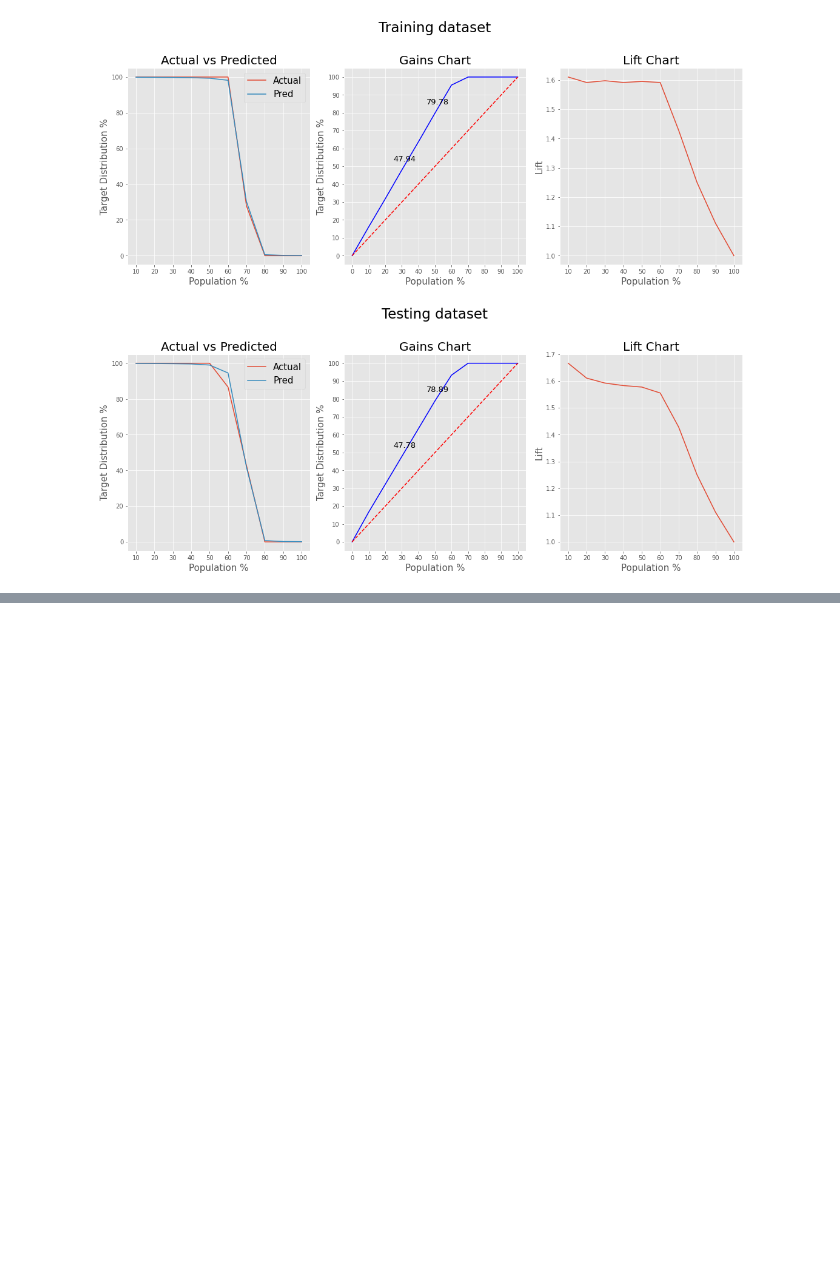
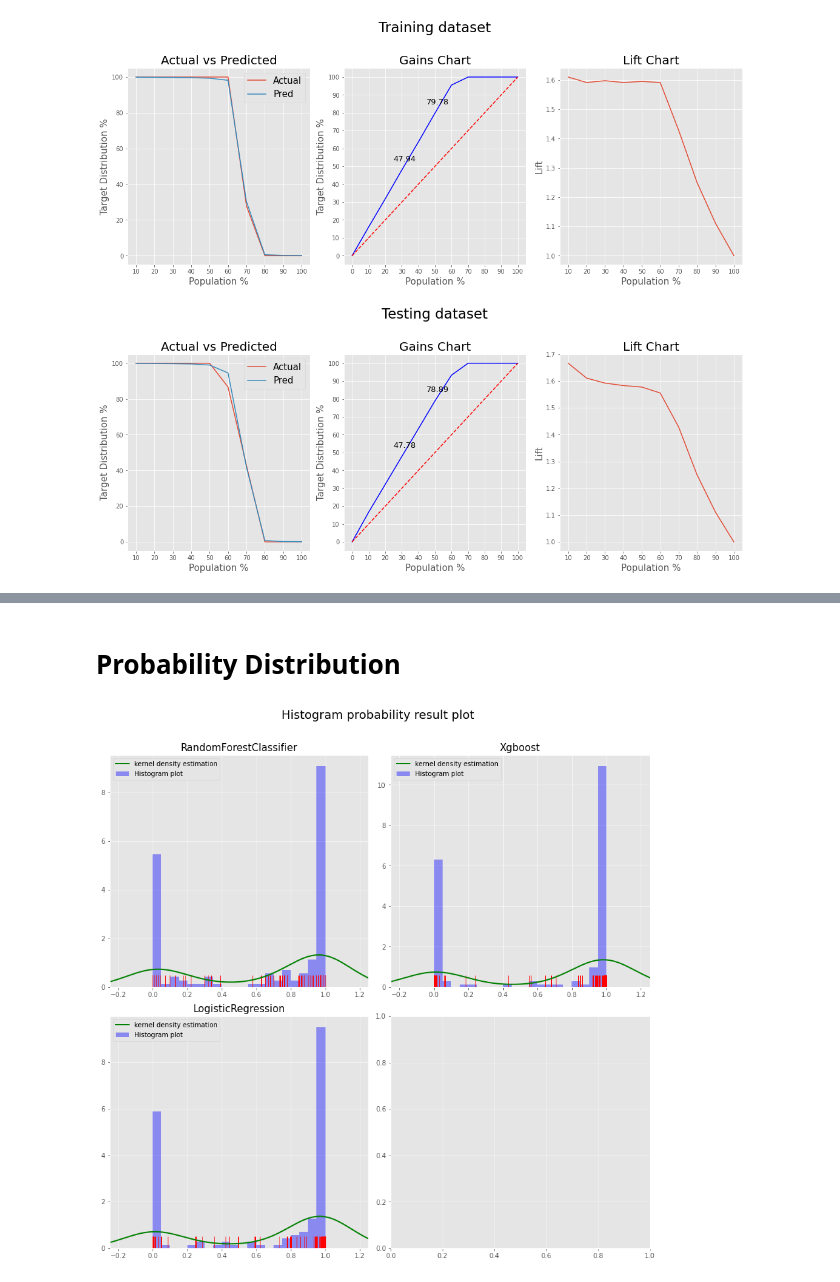
Before and after one commit to imanursar/Machine-Learning-Notes, a Jupyter notebook: Custom Function/Scoring Function.ipynb, the cells around one changed output, grey strips where cells are left out. Saved outputs shown, nothing was run; the diff lists cells and outputs as text; code cells hidden in the pictures; blank space fills up the shorter version.

```diff
--- a/Custom Function/Scoring Function.ipynb
+++ b/Custom Function/Scoring Function.ipynb
@@ -186,0 +191,6 @@ scoring.gains_plot(models[0],X_train,y_train,X_test,y_test)
+# %% [markdown]
+# Probability Distribution
+# %%
+scoring.proba_dist(probs_model,20,names_model,amount='all',shape=[2,2])
+# %% [output]
+[figure, added]
```
Also changed, not shown: parts of 11 cells of this notebook.
